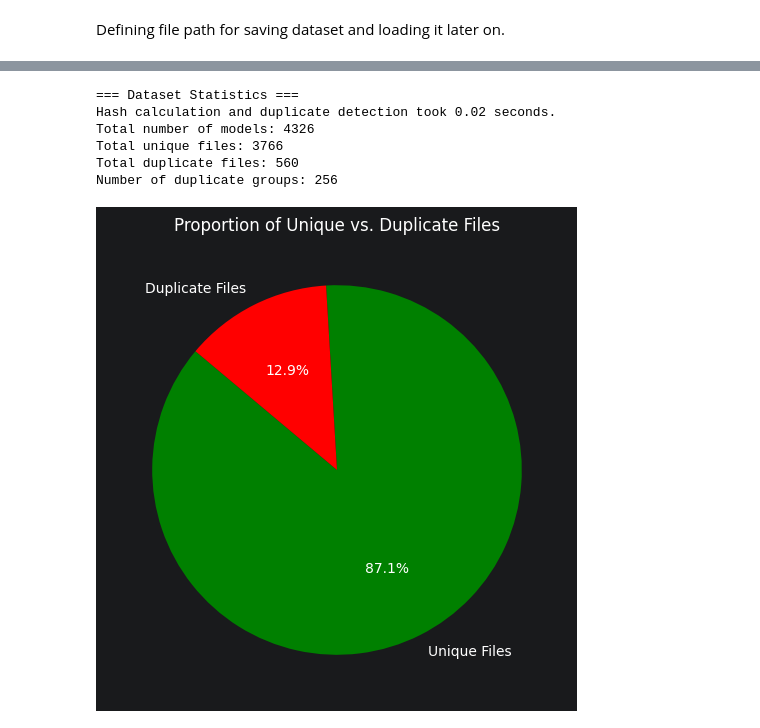
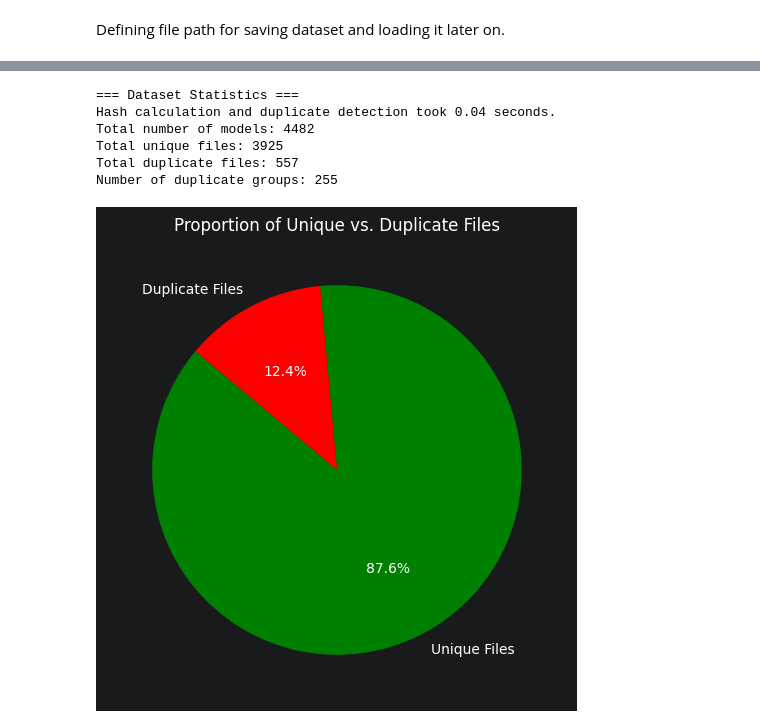
Before and after one commit to BernyWeiss/bpmn-model-cleansing, a Jupyter notebook: test_bpmn_mcp4cm.ipynb, the cells around one changed output, grey strips where cells are left out. Drawn from its saved outputs; the diff is of its cells as text; code cells hidden in the pictures.

Commit message:
updated filter functions to work with new dict structure of names_with_types; updated language detection for new names_with_types;

```diff
--- a/test_bpmn_mcp4cm.ipynb
+++ b/test_bpmn_mcp4cm.ipynb
@@ -19,7 +20,7 @@ del bpmai_dataset
 # %%
 from mcp4cm.bpmn.data_extraction import extract_names_from_models
 
-use_types = False
+use_types = True
 
 if use_types:
     key = 'names_with_types'
@@ -32,7 +33,7 @@ else:
 
 
 
-extract_names_from_models(bpmn_dataset, use_types=use_types, include_texts=True, include_documentation=True)
+extract_names_from_models(bpmn_dataset, use_types=use_types, include_texts=False, include_documentation=False)
 # %%
 BPMNDataset.to_csv(bpmn_dataset, file_path);
 # %%
@@ -126,13 +125,13 @@ len(loaded_dataset)
 # %%
 from mcp4cm.duplicate_detection import detect_duplicates_by_hash
-hash_unique, hash_duplicate = detect_duplicates_by_hash(loaded_dataset, inplace=False, plt_fig=True, print_results=True)
+hash_unique, hash_duplicate = detect_duplicates_by_hash(loaded_dataset, key=key, inplace=False, plt_fig=True, print_results=True)
 # %% [output]
 === Dataset Statistics ===
-Hash calculation and duplicate detection took 0.02 seconds.
-Total number of models: 4326
-Total unique files: 3766
-Total duplicate files: 560
-Number of duplicate groups: 256
+Hash calculation and duplicate detection took 0.04 seconds.
+Total number of models: 4482
+Total unique files: 3925
+Total duplicate files: 557
+Number of duplicate groups: 255
-[figure, old version]
+[figure, new version]
 # %%
 from mcp4cm.duplicate_detection import tfidf_near_duplicate_detector
```
Also changed, not shown: parts of 10 cells of this notebook, 8 other files.
